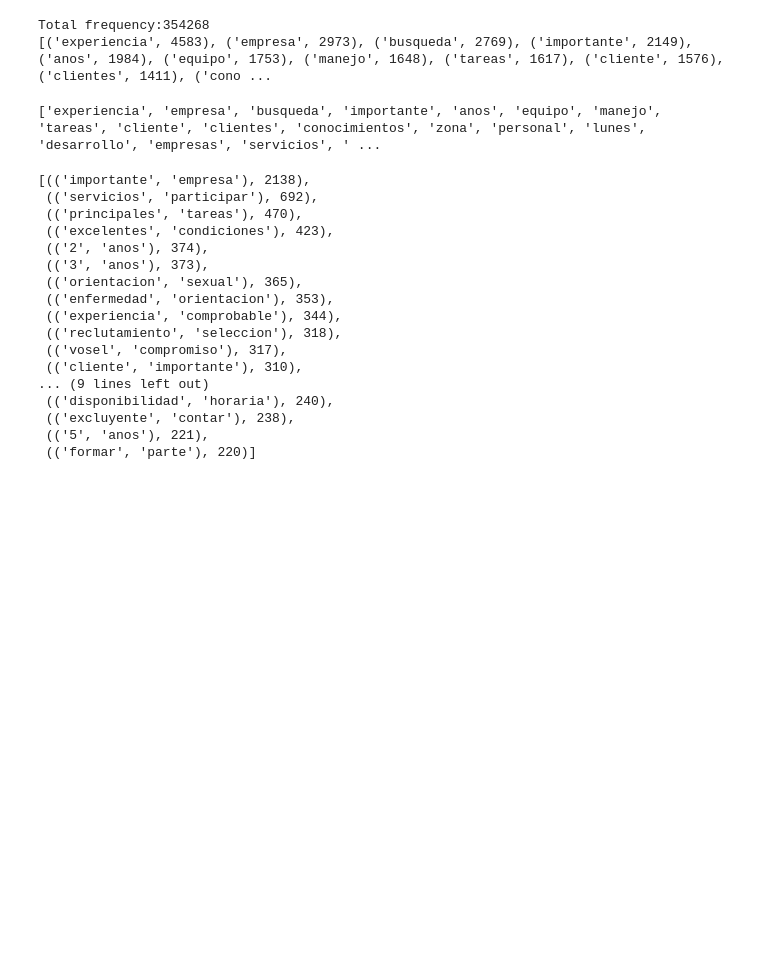
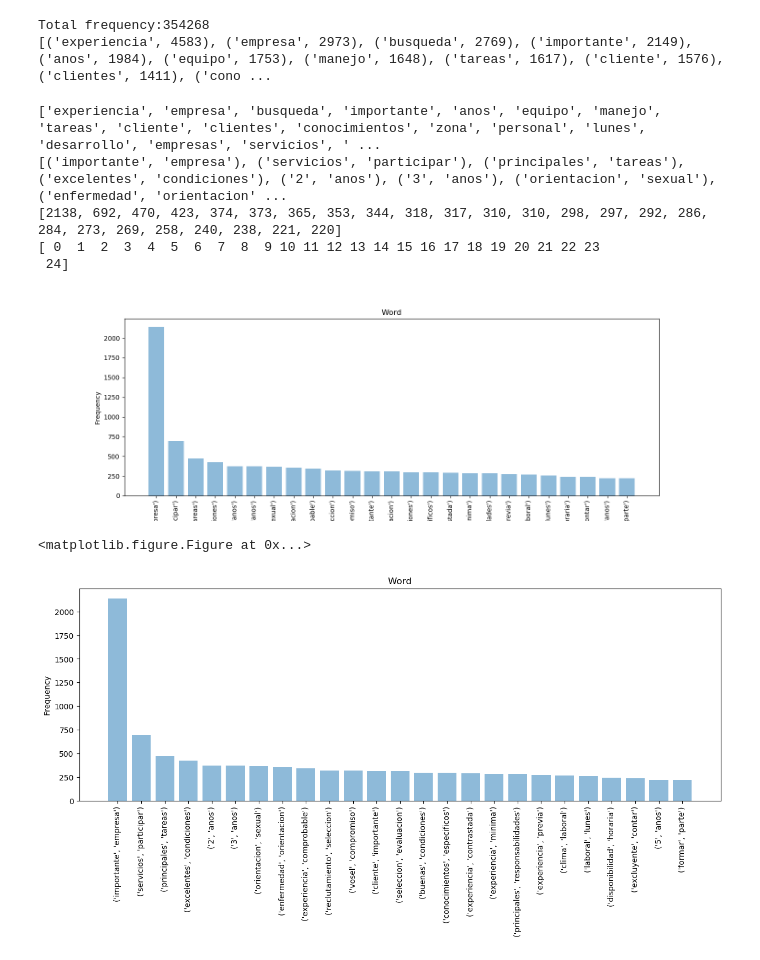
Before and after one commit to fcavazzoli/DatosTP, a Jupyter notebook: TP1 - Spark.ipynb, the cells around one changed output. Drawn from its saved outputs; the diff is of its cells as text; code cells hidden in the pictures; blank space fills up the shorter version.

```diff
--- a/TP1 - Spark.ipynb
+++ b/TP1 - Spark.ipynb
@@ -87,33 +87,44 @@ def buscarTrigramas(s, mas_usadas):
 # %%
 mas_usadas = sc.parallelize(mas_usadas)
 mas_usadas = mas_usadas.map(lambda x: (x[0],0))
 mas_usadas = mas_usadas.take(50)
 lista = []
 for x in mas_usadas:
     lista.append(x[0])
 print(lista)
 bigramsRDD = des.flatMap(lambda x: buscarBigramas(x,lista))
 bigramsFreq = bigramsRDD.map(lambda x:(x,1)).reduceByKey(lambda x,y:x+y)
-bigramsFreq.takeOrdered(25,lambda x:-x[1])
+my_freqs = bigramsFreq.takeOrdered(25,lambda x:-x[1])
+my_freqs
+my_words = [i for i,j in my_freqs]
+my_freqs = [j for i,j in my_freqs]
+
+print(my_words)
+print(my_freqs)
+
+plt.close()
+plt.clf()
+
+fig, ax = plt.subplots()
+
+y_pos = np.arange(len(my_words))
+print(y_pos)
+plt.bar(y_pos, my_freqs, alpha=0.5)
+plt.ylabel('Frequency')
+plt.title('Word')
+ax.set_xticks(np.arange(0,25))
+ax.set_xticklabels(my_words, rotation='vertical')
+plt.savefig('foobar2.png')
+Image("foobar2.png")
 # %% [output]
 ['experiencia', 'empresa', 'busqueda', 'importante', 'anos', 'equipo', 'manejo', 'tareas', 'cliente', 'clientes', 'conocimientos', 'zona', 'personal', 'lunes', 'desarrollo', 'empresas', 'servicios', ' ...
+[('importante', 'empresa'), ('servicios', 'participar'), ('principales', 'tareas'), ('excelentes', 'condiciones'), ('2', 'anos'), ('3', 'anos'), ('orientacion', 'sexual'), ('enfermedad', 'orientacion' ...
+[2138, 692, 470, 423, 374, 373, 365, 353, 344, 318, 317, 310, 310, 298, 297, 292, 286, 284, 273, 269, 258, 240, 238, 221, 220]
+[ 0  1  2  3  4  5  6  7  8  9 10 11 12 13 14 15 16 17 18 19 20 21 22 23
+ 24]
+[figure, added]
-[(('importante', 'empresa'), 2138),
- (('servicios', 'participar'), 692),
- (('principales', 'tareas'), 470),
- (('excelentes', 'condiciones'), 423),
- (('2', 'anos'), 374),
- (('3', 'anos'), 373),
- (('orientacion', 'sexual'), 365),
- (('enfermedad', 'orientacion'), 353),
- (('experiencia', 'comprobable'), 344),
- (('reclutamiento', 'seleccion'), 318),
- (('vosel', 'compromiso'), 317),
- (('cliente', 'importante'), 310),
-... (9 lines left out)
- (('disponibilidad', 'horaria'), 240),
- (('excluyente', 'contar'), 238),
- (('5', 'anos'), 221),
- (('formar', 'parte'), 220)]
+<matplotlib.figure.Figure at 0x...>
+[figure, added]
 # %%
 trigramsRDD = des.flatMap(lambda x: buscarTrigramas(x,lista))
 trigramsFreq = trigramsRDD.map(lambda x:(x,1)).reduceByKey(lambda x,y:x+y)
```
Also changed, not shown: parts of 3 cells of this notebook, 2 other files.
